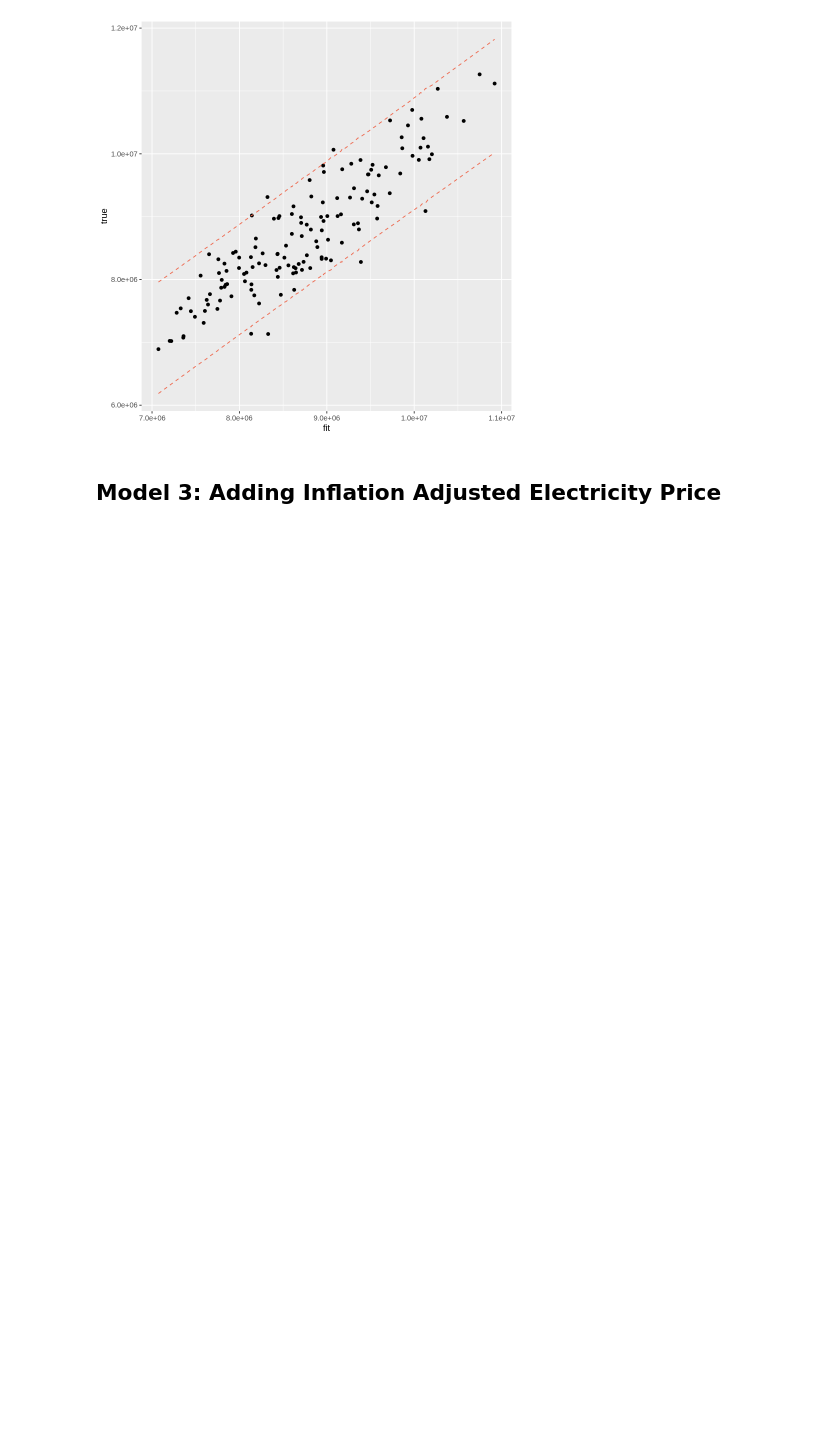
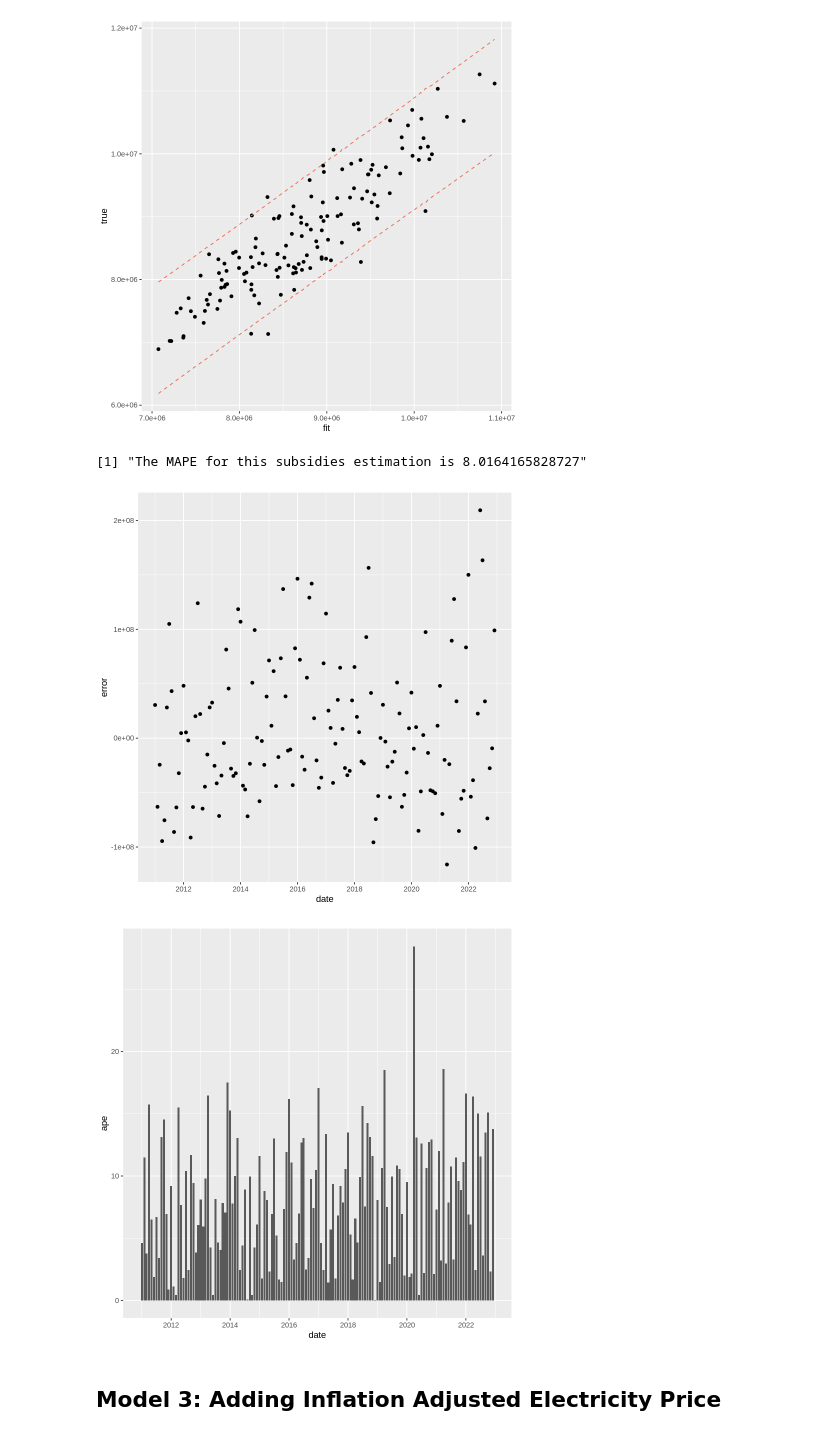
Before and after one commit to jpoletti/elec-demand-arg, a Jupyter notebook: ESP.ipynb, the cells around one changed output. Drawn from its saved outputs; the diff is of its cells as text; code cells hidden in the pictures; blank space fills up the shorter version.

```diff
--- a/ESP.ipynb
+++ b/ESP.ipynb
@@ -277,6 +299,12 @@ W = 0.99274, p-value = 0.6771
 pred_intervals('demand', model, predictors, data)
 # %% [output]
 [figure]
+# %%
+calc_plot_subs_errors(data, model)
+# %% [output]
+[1] "The MAPE for this subsidies estimation is 8.0164165828727"
+[figure, added]
+[figure, added]
 # %% [markdown]
 ## Model 3: Adding Inflation Adjusted Electricity Price
 # %%
```
Also changed, not shown: parts of 20 cells of this notebook.
